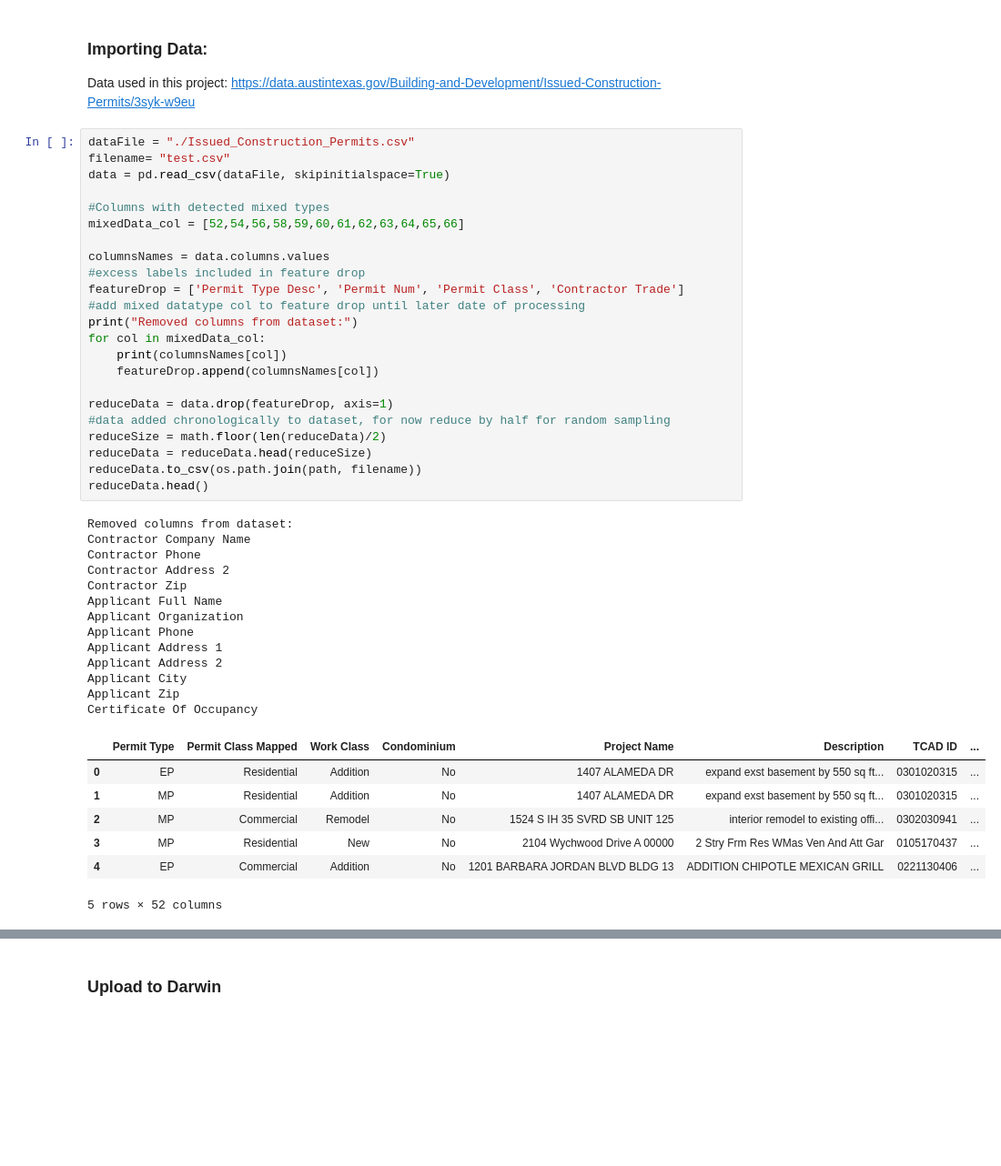
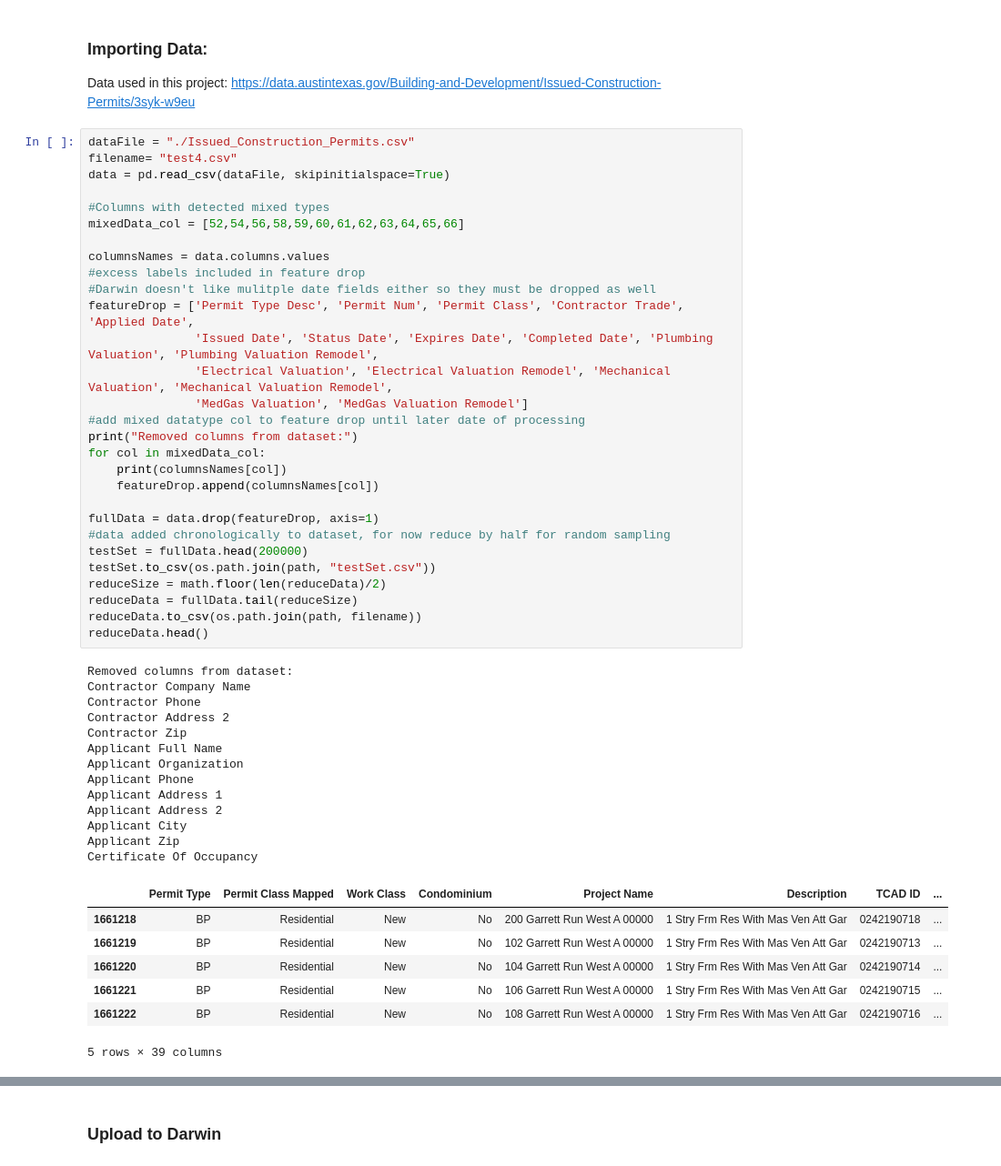
Before and after one commit to NealFM/Group-9-CS363D, a Jupyter notebook: Group 9 Data Mining.ipynb, the cells around one changed output, grey strips where cells are left out. Shown: that part at 91% size. Saved outputs shown, nothing was run; the diff lists cells and outputs as text; blank space fills up the shorter version.

Commit message:
Trained a model successfully, fails on test data
There is an error somewhere in the first 200,000 entries in the dataset that is causing it to fail when cleaned.

```diff
--- a/Group 9 Data Mining.ipynb
+++ b/Group 9 Data Mining.ipynb
@@ -41,48 +41,54 @@ Data used in this project:
 https://data.austintexas.gov/Building-and-Development/Issued-Construction-Permits/3syk-w9eu
 # %%
 dataFile = "./Issued_Construction_Permits.csv"
-filename= "test.csv"
+filename= "test4.csv"
 data = pd.read_csv(dataFile, skipinitialspace=True)
 
 #Columns with detected mixed types
 mixedData_col = [52,54,56,58,59,60,61,62,63,64,65,66]
 
 columnsNames = data.columns.values
 #excess labels included in feature drop
-featureDrop = ['Permit Type Desc', 'Permit Num', 'Permit Class', 'Contractor Trade']
+#Darwin doesn't like mulitple date fields either so they must be dropped as well
+featureDrop = ['Permit Type Desc', 'Permit Num', 'Permit Class', 'Contractor Trade', 'Applied Date',
+               'Issued Date', 'Status Date', 'Expires Date', 'Completed Date', 'Plumbing Valuation', 'Plumbing Valuation Remodel',
+               'Electrical Valuation', 'Electrical Valuation Remodel', 'Mechanical Valuation', 'Mechanical Valuation Remodel',
+               'MedGas Valuation', 'MedGas Valuation Remodel']
 #add mixed datatype col to feature drop until later date of processing
 print("Removed columns from dataset:")
 for col in mixedData_col:
     print(columnsNames[col])
     featureDrop.append(columnsNames[col])
 
-reduceData = data.drop(featureDrop, axis=1)
+fullData = data.drop(featureDrop, axis=1)
 #data added chronologically to dataset, for now reduce by half for random sampling
+testSet = fullData.head(200000)
+testSet.to_csv(os.path.join(path, "testSet.csv"))
 reduceSize = math.floor(len(reduceData)/2)
-reduceData = reduceData.head(reduceSize)
+reduceData = fullData.tail(reduceSize)
 reduceData.to_csv(os.path.join(path, filename))
 reduceData.head()
 # %% [output]
 Removed columns from dataset:
 Contractor Company Name
 Contractor Phone
 Contractor Address 2
 Contractor Zip
 Applicant Full Name
 Applicant Organization
 Applicant Phone
 Applicant Address 1
 Applicant Address 2
 Applicant City
 Applicant Zip
 Certificate Of Occupancy
 |  | Permit Type | Permit Class Mapped | Work Class | Condominium | Project Name | Description | TCAD ID | ... |
-| 0 | EP | Residential | Addition | No | 1407 ALAMEDA DR | expand exst basement by 550 sq ft... | 0301020315 | ... |
-| 1 | MP | Residential | Addition | No | 1407 ALAMEDA DR | expand exst basement by 550 sq ft... | 0301020315 | ... |
-| 2 | MP | Commercial | Remodel | No | 1524 S IH 35 SVRD SB UNIT 125 | interior remodel to existing offi... | 0302030941 | ... |
-| 3 | MP | Residential | New | No | 2104 Wychwood Drive A 00000 | 2 Stry Frm Res WMas Ven And Att Gar | 0105170437 | ... |
-| 4 | EP | Commercial | Addition | No | 1201 BARBARA JORDAN BLVD BLDG 13 | ADDITION CHIPOTLE MEXICAN GRILL | 0221130406 | ... |
+| 1661218 | BP | Residential | New | No | 200 Garrett Run West A 00000 | 1 Stry Frm Res With Mas Ven Att Gar | 0242190718 | ... |
+| 1661219 | BP | Residential | New | No | 102 Garrett Run West A 00000 | 1 Stry Frm Res With Mas Ven Att Gar | 0242190713 | ... |
+| 1661220 | BP | Residential | New | No | 104 Garrett Run West A 00000 | 1 Stry Frm Res With Mas Ven Att Gar | 0242190714 | ... |
+| 1661221 | BP | Residential | New | No | 106 Garrett Run West A 00000 | 1 Stry Frm Res With Mas Ven Att Gar | 0242190715 | ... |
+| 1661222 | BP | Residential | New | No | 108 Garrett Run West A 00000 | 1 Stry Frm Res With Mas Ven Att Gar | 0242190716 | ... |
-5 rows × 52 columns
+5 rows × 39 columns
 # %% [markdown]
 In this dataset we will attempt to use the Permit Type as the class label for the data and because of that we need to remove some columns that also act as labels in that capacity that might skew the results. Columns that are similar to Permit type are:
 
```
Also changed, not shown: parts of 12 cells of this notebook.
